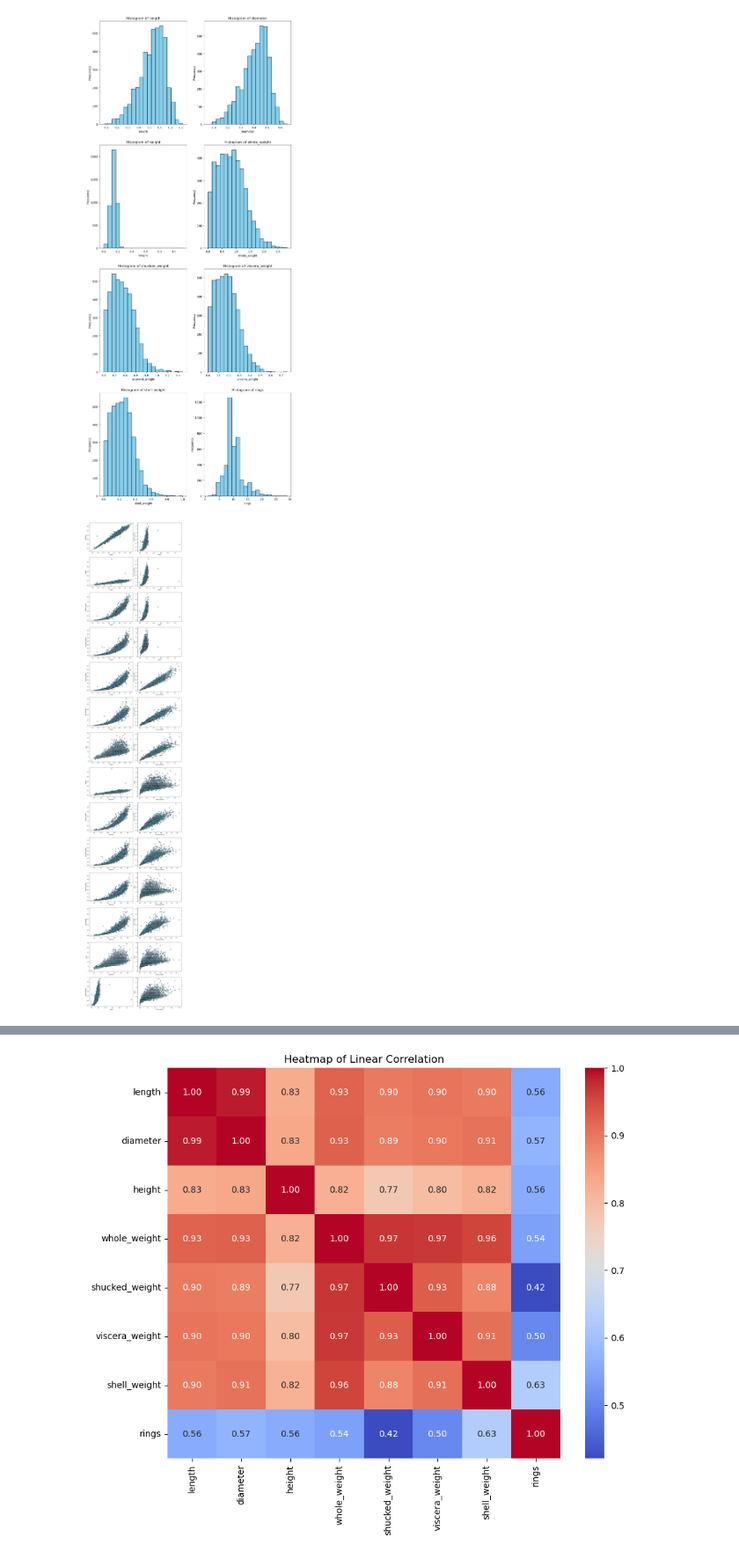
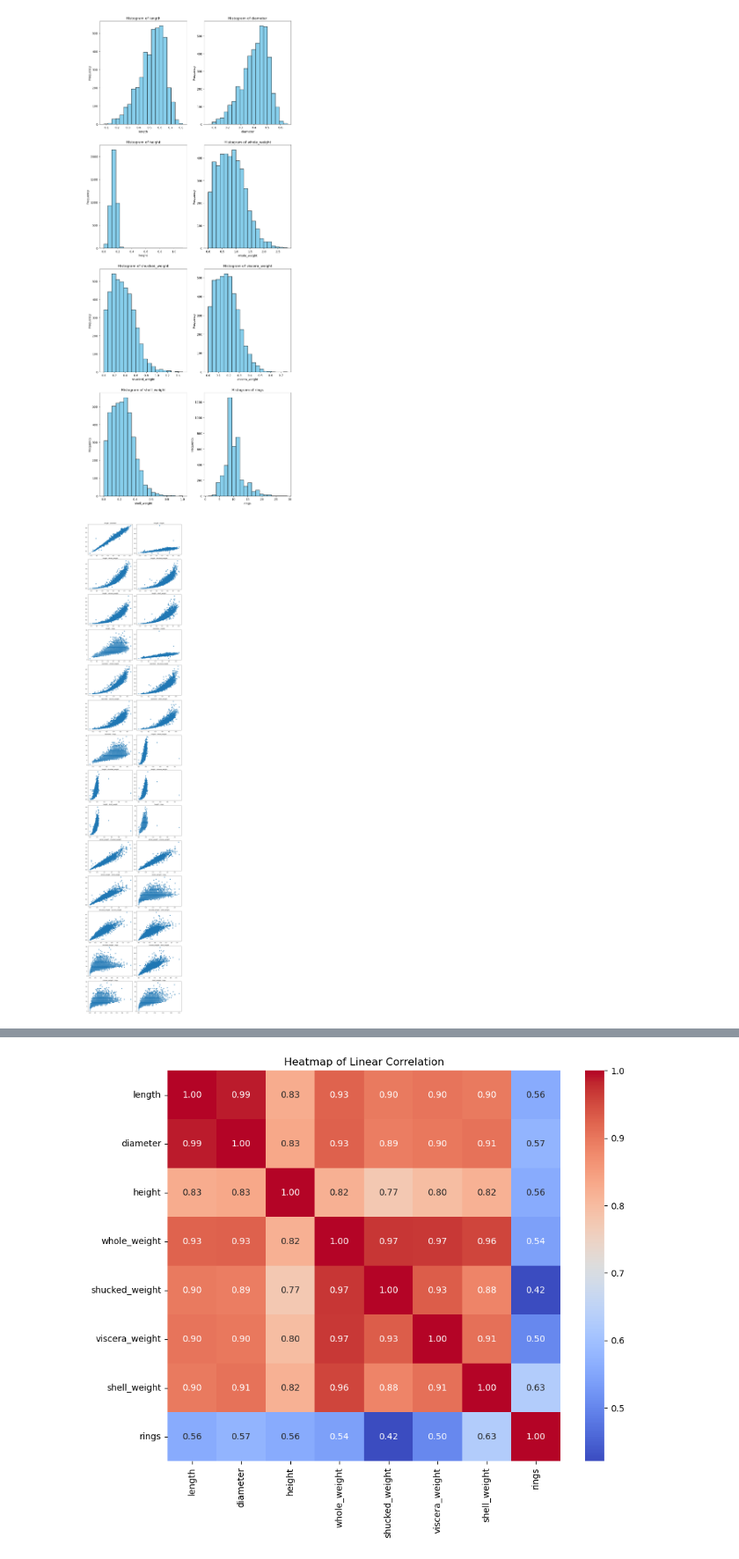
Before and after one commit to michalf1703/python-programming, a Jupyter notebook: zad1/Untitled.ipynb, the cells around one changed output, grey strips where cells are left out. Shown at 88% size. Saved outputs shown, nothing was run; the diff lists cells and outputs as text; code cells hidden in the pictures.

```diff
--- a/zad1/Untitled.ipynb
+++ b/zad1/Untitled.ipynb
@@ -99,90 +140,21 @@ plt.show()
 # %% [output]
 [figure]
 # %%
-# Wybierz zmienne ilościowe
-quantitative_variables = ['length', 'diameter', 'height', 'whole_weight', 'shucked_weight', 'viscera_weight', 'shell_weight', 'rings']
-
-# Tworzenie subplotów (14 wierszy, 2 kolumny)
 fig, axes = plt.subplots(14, 2, figsize=(12, 60))
 fig.tight_layout()
 
-# Dodaj odstęp pionowy
+# Add vertical spacing
 plt.subplots_adjust(hspace=0.2)
 
-# Wykresy dla pierwszej zmiennej (length) z pozostałymi 7 zmiennymi
-for j in range(1, len(quantitative_variables)):
-    row = j - 1
-    col = 0
-    x_variable = 'length'
-    y_variable = quantitative_variables[j]
-    axes[row, col].scatter(data[x_variable], data[y_variable], c='skyblue', edgecolor='black')
-    axes[row, col].set_xlabel(x_variable)
-    axes[row, col].set_ylabel(y_variable)
-
-# Wykresy dla drugiej zmiennej (diameter) z pozostałymi 7 zmiennymi
-for j in range(2, len(quantitative_variables)):
-    row = j + 5
-    col = 0
-    x_variable = 'diameter'
-    y_variable = quantitative_variables[j]
-    axes[row, col].scatter(data[x_variable], data[y_variable], c='skyblue', edgecolor='black')
-    axes[row, col].set_xlabel(x_variable)
-    axes[row, col].set_ylabel(y_variable)
-
-row = 13
-col = 0
-x_variable = 'height'
-y_variable = 'whole_weight'
-axes[row, col].scatter(data[x_variable], data[y_variable], c='skyblue', edgecolor='black')
-axes[row, col].set_xlabel(x_variable)
-axes[row, col].set_ylabel(y_variable)
-
-for j in range(4, len(quantitative_variables)):
-    row = j - 4
-    col = 1
-    x_variable = 'height'
-    y_variable = quantitative_variables[j]
-    axes[row, col].scatter(data[x_variable], data[y_variable], c='skyblue', edgecolor='black')
-    axes[row, col].set_xlabel(x_variable)
-    axes[row, col].set_ylabel(y_variable)
-
-for j in range(4, len(quantitative_variables)):
-    row = j
-    col = 1
-    x_variable = 'whole_weight'
-    y_variable = quantitative_variables[j]
-    axes[row, col].scatter(data[x_variable], data[y_variable], c='skyblue', edgecolor='black')
-    axes[row, col].set_xlabel(x_variable)
-    axes[row, col].set_ylabel(y_variable)
-
-for j in range(5, len(quantitative_variables)):
-    row = j +3
-    col = 1
-    x_variable = 'shucked_weight'
-    y_variable = quantitative_variables[j]
-    axes[row, col].scatter(data[x_variable], data[y_variable], c='skyblue', edgecolor='black')
-    axes[row, col].set_xlabel(x_variable)
-    axes[row, col].set_ylabel(y_variable)
-
-for j in range(6, len(quantitative_variables)):
-    row = j +5
-    col = 1
-    x_variable = 'viscera_weight'
-    y_variable = quantitative_variables[j]
-    axes[row, col].scatter(data[x_variable], data[y_variable], c='skyblue', edgecolor='black')
-    axes[row, col].set_xlabel(x_variable)
-    axes[row, col].set_ylabel(y_variable)
-
-row = 13
-col = 1
-x_variable = 'shell_weight'
-y_variable = 'rings'
-axes[row, col].scatter(data[x_variable], data[y_variable], c='skyblue', edgecolor='black')
-axes[row, col].set_xlabel(x_variable)
-axes[row, col].set_ylabel(y_variable)
-
-# Wyświetl wykres
+index = 1
+for x in range(1, len(dtype) - 1):
+    for y in range(x + 1, len(dtype)):
+        plt.subplot(14, 2, index)
+        plt.scatter(data[dtype[x]], data[dtype[y]])
+        plt.title(dtype[x] + " - " + dtype[y])
+        index += 1
+plt.tight_layout() # Adjust the padding between and around subplots
 plt.show()
 # %% [output]
-[figure, old version]
+[figure, new version]
 # %%
```
Also changed, not shown: parts of 14 cells of this notebook.
